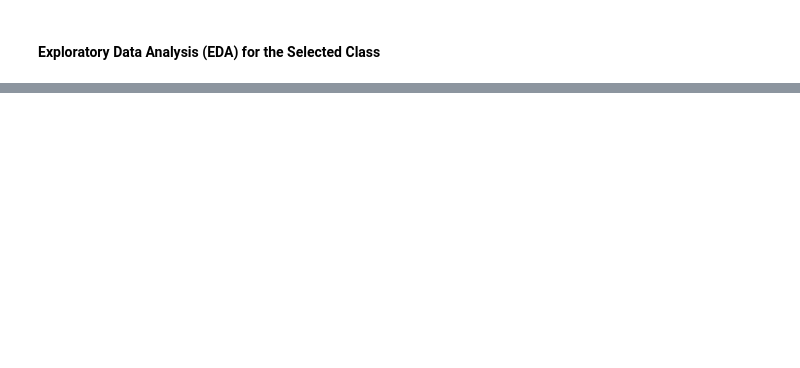
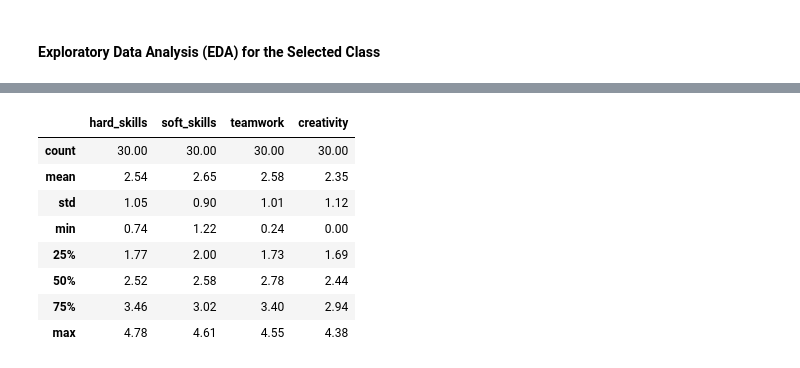
Before and after one commit to arfaouiahmed1/Stage, a Jupyter notebook: Datasets/Clustering Students/Clustering_Students.ipynb, the cells around one changed output, grey strips where cells are left out. Cells and saved outputs as stored; diff of their text form; code cells hidden in the pictures; blank space fills up the shorter version.

```diff
--- a/Datasets/Clustering Students/Clustering_Students.ipynb
+++ b/Datasets/Clustering Students/Clustering_Students.ipynb
@@ -378,6 +770,0 @@ To evaluate the balance of the groups, we can look at the variance of skills wit
-# %%
-group_variances = class_df.groupby('balanced_group')[features].var().reset_index()
-group_variances_melted = group_variances.melt(id_vars='balanced_group', var_name='Skill', value_name='Variance')
-
-fig = px.box(group_variances_melted, x='Skill', y='Variance', title=f'Intra-Group Skill Variance for Class {selected_class}')
-fig.show()
@@ -413,11 +770,0 @@ To provide a more robust, quantitative comparison, we'll use a 'Team Balance Sco
-# %%
-kmeans_balance_scores = class_df.groupby('kmeans_cluster')[features].var().sum(axis=1)
-balanced_balance_scores = class_df.groupby('balanced_group')[features].var().sum(axis=1)
-
-balance_df = pd.DataFrame({
-    'Score': pd.concat([kmeans_balance_scores, balanced_balance_scores]),
-    'Approach': ['KMeans'] * len(kmeans_balance_scores) + ['Balanced'] * len(balanced_balance_scores)
-})
-
-fig = px.box(balance_df, x='Approach', y='Score', title=f'Team Balance Score Comparison for Class {selected_class}')
-fig.show()
@@ -456,0 +2850,62 @@ Both approaches have their merits. Approach 1 is useful for identifying students
+# %%
+# Final summary and recommendations
+print("🎯 STUDENT CLUSTERING AND TEAM FORMATION - FINAL SUMMARY")
+print("="*70)
+
+print(f"\n📚 ANALYSIS OVERVIEW:")
+print(f"   • Class Analyzed: {selected_class}")
+print(f"   • Total Students: {len(class_df)}")
+print(f"   • Skills Evaluated: {', '.join(features)}")
+print(f"   • Clustering Method: K-Means with k={optimal_k}")
+
+# Summary statistics
+print(f"\n📊 CLASS SKILL DISTRIBUTION:")
+skill_summary = class_df[features].describe().round(2)
+display(skill_summary)
+
+# Approach outcomes
+outcomes = []
+if 'homogeneous_teams' in locals() and homogeneous_teams:
+    outcomes.append({
+        'Approach': 'Homogeneous K-Means',
+        'Teams Created': len(homogeneous_teams),
+        'Avg Team Size': np.mean([len(team) for team in homogeneous_teams]),
+        'Use Case': 'Specialized projects, similar skill levels'
+    })
+
+if 'heterogeneous_teams' in locals() and heterogeneous_teams:
+    outcomes.append({
+        'Approach': 'Heterogeneous Multi-Algorithm',
+        'Teams Created': len(heterogeneous_teams),
+        'Avg Team Size': np.mean([len(team) for team in heterogeneous_teams]),
+        'Use Case': 'Collaborative learning, diverse skills'
+    })
+
+if outcomes:
+    print(f"\n🎯 APPROACH OUTCOMES:")
+    outcomes_df = pd.DataFrame(outcomes)
+    display(outcomes_df)
+
+print(f"\n💡 KEY RECOMMENDATIONS:")
+print(f"\n1️⃣ FOR EDUCATIONAL SETTINGS:")
+print(f"   • Introductory courses: Use heterogeneous teams for peer learning")
+print(f"   • Advanced courses: Use homogeneous teams for specialization")
+print(f"   • Mixed projects: Consider hybrid approaches")
+
+print(f"\n2️⃣ FOR OPTIMAL TEAM SIZES:")
+print(f"   • Recommended: 4-6 students per team")
+print(f"   • Current class: Can form {len(class_df)//5} teams of ~5 students")
+print(f"   • Flexibility: Adjust based on project complexity")
+
+print(f"\n3️⃣ FOR IMPLEMENTATION:")
+print(f"   • Use data-driven approaches to eliminate bias")
+print(f"   • Consider project requirements when choosing methods")
+print(f"   • Monitor team performance and adjust as needed")
+
+print(f"\n🎉 CONCLUSION:")
+print(f"This analysis demonstrates effective data science approaches to student")
+print(f"team formation, providing educators with evidence-based methods for")
+print(f"creating balanced and effective learning teams.")
+
+print(f"\n✅ Analysis complete! Teams are ready for assignment.")
+# %% [output]
@@ -456,0 +2922,9 @@ Both approaches have their merits. Approach 1 is useful for identifying students
+|  | hard_skills | soft_skills | teamwork | creativity |
+| count | 30.00 | 30.00 | 30.00 | 30.00 |
+| mean | 2.54 | 2.65 | 2.58 | 2.35 |
+| std | 1.05 | 0.90 | 1.01 | 1.12 |
+| min | 0.74 | 1.22 | 0.24 | 0.00 |
+| 25% | 1.77 | 2.00 | 1.73 | 1.69 |
+| 50% | 2.52 | 2.58 | 2.78 | 2.44 |
+| 75% | 3.46 | 3.02 | 3.40 | 2.94 |
+| max | 4.78 | 4.61 | 4.55 | 4.38 |
```
Also changed, not shown: parts of 77 cells of this notebook, 2 other files.
